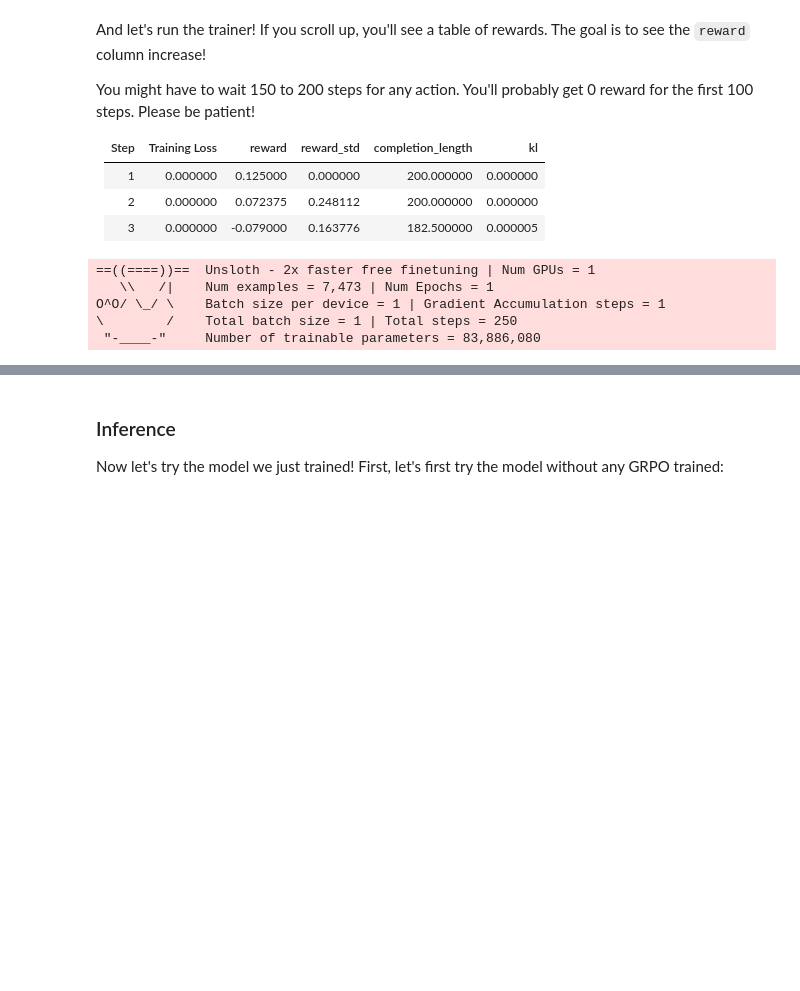
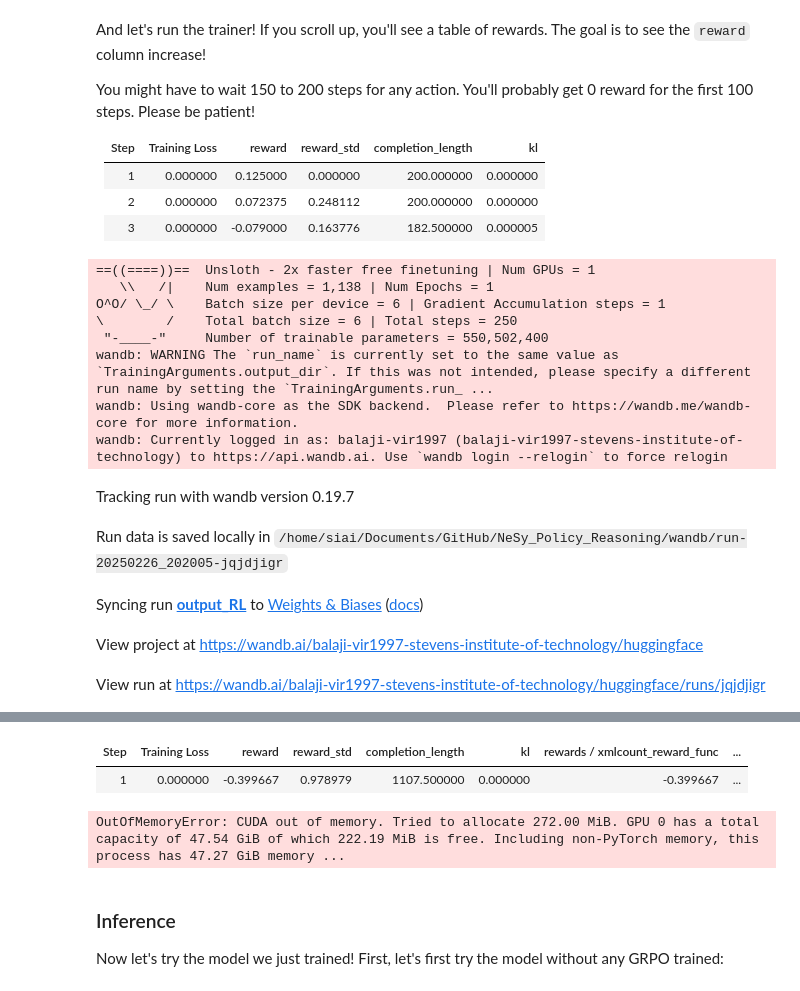
Before and after one commit to kings-crown/NeSy_Policy_Reasoning, a Jupyter notebook: Llama3_1_(8B)_GRPO.ipynb, the cells around one changed output, grey strips where cells are left out. Cells and saved outputs as stored; diff of their text form; code cells hidden in the pictures; blank space fills up the shorter version.

Commit message:
Complete training

````diff
--- a/Llama3_1_(8B)_GRPO.ipynb
+++ b/Llama3_1_(8B)_GRPO.ipynb
@@ -107,0 +90,12 @@ Unsloth 2025.2.15 patched 32 layers with 32 QKV layers, 32 O layers and 32 MLP l
+# %%
+def extract_isabelle_snippet(text: str) -> str:
+    """
+    Extracts Isabelle proof content from a string, covering different types of Isabelle snippets,
+    including multi-line proofs, lemmas, and structured blocks.
+    """
+    # Ensure the text is a string and not a list
+    if isinstance(text, list):
+        text = text[0]  # Access the first element if it's a list
+    pattern = r"```isabelle(.*?)```"
+    matches = re.findall(pattern, text, flags=re.DOTALL)
+    return matches[0] if matches else " NONE"
@@ -108,3 +257,18 @@ Unsloth 2025.2.15 patched 32 layers with 32 QKV layers, 32 O layers and 32 MLP l
+# %%
+import sys
+import os
+
+sys.path.append('../')
+os.environ['PISA_PATH'] = '/home/siai/Portal-to-ISAbelle/src/main/python'
+
+#import dsp_utils
+
+checker = Checker(
+    working_dir='/home/siai/Isabelle2022/src/HOL/Examples',
+    isa_path='/home/siai/Isabelle2022',
+    theory_file_path='/home/siai/Isabelle2022/src/HOL/Examples/Interactive.thy',
+    port=9000
+)
 # %% [markdown]
 ### Data Prep
 <a name="Data"></a>
@@ -211,7 +429,7 @@ Now set up GRPO Trainer and all configurations!
 from trl import GRPOConfig, GRPOTrainer
 training_args = GRPOConfig(
     use_vllm = True, # use vLLM for fast inference!
-    learning_rate = 5e-6,
+    learning_rate = 1e-5,
     adam_beta1 = 0.9,
     adam_beta2 = 0.99,
     weight_decay = 0.1,
@@ -225,11 +443,11 @@ training_args = GRPOConfig(
     gradient_accumulation_steps = 1, # Increase to 4 for smoother training
     num_generations = 6, # Decrease if out of memory
     max_prompt_length = 256,
-    max_completion_length = 200,
-    # num_train_epochs = 1, # Set to 1 for a full training run
+    max_completion_length = 2048,
+    num_train_epochs = 1, # Set to 1 for a full training run
     max_steps = 250,
     save_steps = 250,
     max_grad_norm = 0.1,
-    report_to = "none", # Can use Weights & Biases
-    output_dir = "outputs",
+    report_to = "wandb", # Can use Weights & Biases
+    output_dir = "output_RL",
 )
@@ -236,5 +457,3 @@ training_args = GRPOConfig(
-# %%
-dataset.set_format(type='torch')
 # %% [markdown]
 And let's run the trainer! If you scroll up, you'll see a table of rewards. The goal is to see the `reward` column increase!
 
@@ -246,6 +465,10 @@ You might have to wait 150 to 200 steps for any action. You'll probably get 0 re
 | 2    | 0.000000      | 0.072375  | 0.248112   | 200.000000        | 0.000000 |
 | 3    | 0.000000      | -0.079000 | 0.163776   | 182.500000        | 0.000005 |
 # %%
+sys.path.append('../')
+os.environ['PISA_PATH'] = '/home/siai/Portal-to-ISAbelle/src/main/python'
+
+
 trainer = GRPOTrainer(
     model = model,
     processing_class = tokenizer,
@@ -255,6 +478,7 @@ trainer = GRPOTrainer(
         strict_format_reward_func,
         int_reward_func,
         correctness_reward_func,
+        checker_reward_func,
     ],
     args = training_args,
     train_dataset = dataset,
@@ -262,7 +486,15 @@ trainer = GRPOTrainer(
 trainer.train()
 # %% [output]
 ==((====))==  Unsloth - 2x faster free finetuning | Num GPUs = 1
-   \\   /|    Num examples = 7,473 | Num Epochs = 1
-O^O/ \_/ \    Batch size per device = 1 | Gradient Accumulation steps = 1
-\        /    Total batch size = 1 | Total steps = 250
- "-____-"     Number of trainable parameters = 83,886,080
+   \\   /|    Num examples = 1,138 | Num Epochs = 1
+O^O/ \_/ \    Batch size per device = 6 | Gradient Accumulation steps = 1
+\        /    Total batch size = 6 | Total steps = 250
+ "-____-"     Number of trainable parameters = 550,502,400
+wandb: WARNING The `run_name` is currently set to the same value as `TrainingArguments.output_dir`. If this was not intended, please specify a different run name by setting the `TrainingArguments.run_ ...
+wandb: Using wandb-core as the SDK backend.  Please refer to https://wandb.me/wandb-core for more information.
+wandb: Currently logged in as: balaji-vir1997 (balaji-vir1997-stevens-institute-of-technology) to https://api.wandb.ai. Use `wandb login --relogin` to force relogin
+Tracking run with wandb version 0.19.7
+Run data is saved locally in /home/siai/Documents/GitHub/NeSy_Policy_Reasoning/wandb/run-20250226_202005-jqjdjigr
+Syncing run output_RL to Weights & Biases (docs)
+View project at https://wandb.ai/balaji-vir1997-stevens-institute-of-technology/huggingface
+View run at https://wandb.ai/balaji-vir1997-stevens-institute-of-technology/huggingface/runs/jqjdjigr
@@ -270,3 +502,6 @@ TypeError: list indices must be integers or slices, not str
+| Step | Training Loss | reward | reward_std | completion_length | kl | rewards / xmlcount_reward_func | ... |
+| 1 | 0.000000 | -0.399667 | 0.978979 | 1107.500000 | 0.000000 | -0.399667 | ... |
+OutOfMemoryError: CUDA out of memory. Tried to allocate 272.00 MiB. GPU 0 has a total capacity of 47.54 GiB of which 222.19 MiB is free. Including non-PyTorch memory, this process has 47.27 GiB memory ...
 # %% [markdown]
 <a name="Inference"></a>
 ### Inference
````
Also changed, not shown: parts of 10 cells of this notebook, 3 other files.
